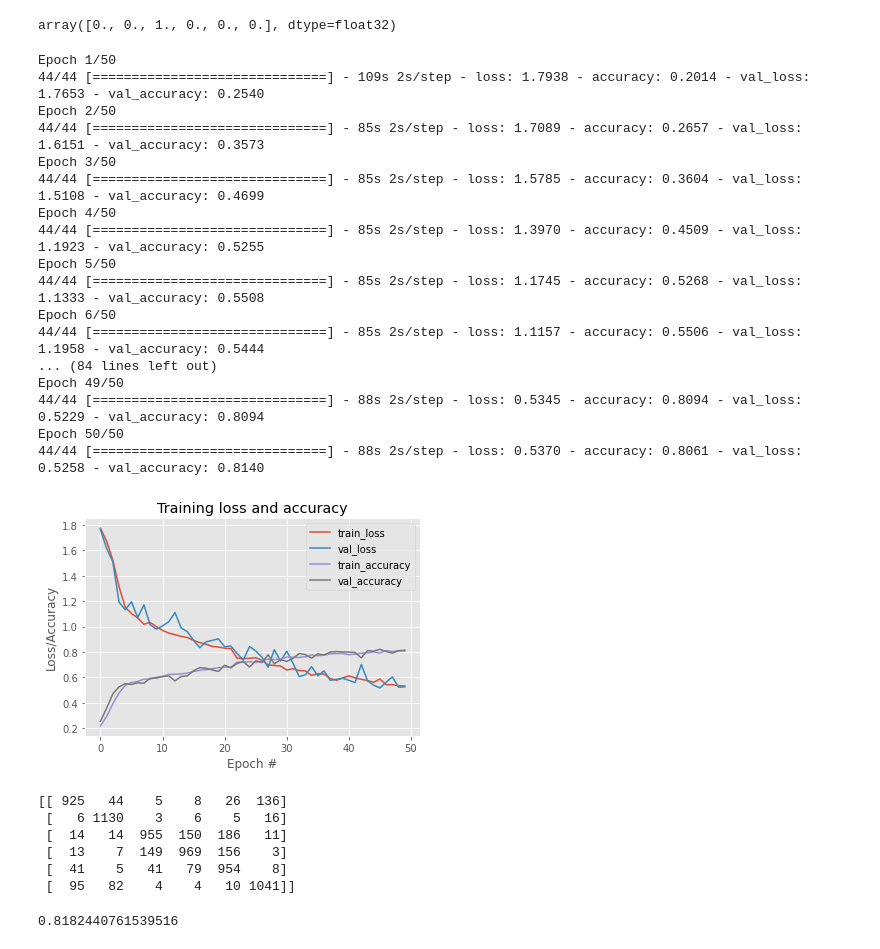
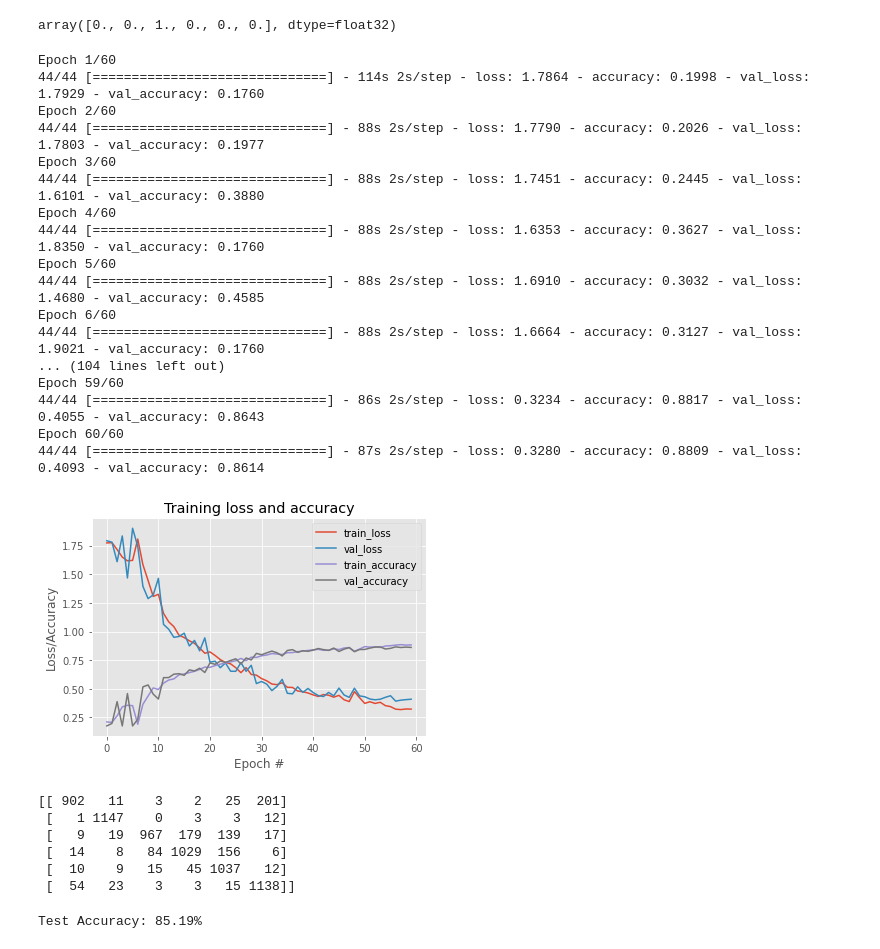
Before and after one commit to aasharib/CV_Assignment_3, a Jupyter notebook: CV_Assignment_3.ipynb, the cells around one changed output. Cells and saved outputs as stored; diff of their text form; code cells hidden in the pictures.

Commit message:
Changed initial learning rate to 0.01 and changed number of epochs to 60. 85% test accuracy

```diff
--- a/CV_Assignment_3.ipynb
+++ b/CV_Assignment_3.ipynb
@@ -6,8 +6,8 @@ DATASET_PATH_LOCAL = '/content/assgn3'
 TRAIN_DATASET_PATH = DATASET_PATH_LOCAL + '/intel-image-classification/seg_train/seg_train'
 VALIDATION_DATASET_PATH = DATASET_PATH_LOCAL + '/intel-image-classification/seg_test/seg_test'
 TEST_DATASET_PATH = DATASET_PATH_LOCAL + '/intel-image-classification/seg_pred/seg_pred'
-NUMBER_OF_EPOCHS = 50
-INITIAL_LEARNING_RATE = 0.001
+NUMBER_OF_EPOCHS = 60
+INITIAL_LEARNING_RATE = 0.01
 BATCH_SIZE = 256
 # %%
 from google.colab import drive
@@ -153,22 +155,22 @@ imgDataAugmenter = ImageDataGenerator(
 # %%
 H = mmodel.fit(x=imgDataAugmenter.flow(trainingDataImgX, trainingDataLabelOHE, batch_size=BATCH_SIZE), epochs=NUMBER_OF_EPOCHS, validation_data=(validationDataImgX, validationDataLabelOHE))
 # %% [output]
-Epoch 1/50
-44/44 [==============================] - 109s 2s/step - loss: 1.7938 - accuracy: 0.2014 - val_loss: 1.7653 - val_accuracy: 0.2540
-Epoch 2/50
-44/44 [==============================] - 85s 2s/step - loss: 1.7089 - accuracy: 0.2657 - val_loss: 1.6151 - val_accuracy: 0.3573
-Epoch 3/50
-44/44 [==============================] - 85s 2s/step - loss: 1.5785 - accuracy: 0.3604 - val_loss: 1.5108 - val_accuracy: 0.4699
-Epoch 4/50
-44/44 [==============================] - 85s 2s/step - loss: 1.3970 - accuracy: 0.4509 - val_loss: 1.1923 - val_accuracy: 0.5255
-Epoch 5/50
-44/44 [==============================] - 85s 2s/step - loss: 1.1745 - accuracy: 0.5268 - val_loss: 1.1333 - val_accuracy: 0.5508
-Epoch 6/50
-44/44 [==============================] - 85s 2s/step - loss: 1.1157 - accuracy: 0.5506 - val_loss: 1.1958 - val_accuracy: 0.5444
-... (84 lines left out)
-Epoch 49/50
-44/44 [==============================] - 88s 2s/step - loss: 0.5345 - accuracy: 0.8094 - val_loss: 0.5229 - val_accuracy: 0.8094
-Epoch 50/50
-44/44 [==============================] - 88s 2s/step - loss: 0.5370 - accuracy: 0.8061 - val_loss: 0.5258 - val_accuracy: 0.8140
+Epoch 1/60
+44/44 [==============================] - 114s 2s/step - loss: 1.7864 - accuracy: 0.1998 - val_loss: 1.7929 - val_accuracy: 0.1760
+Epoch 2/60
+44/44 [==============================] - 88s 2s/step - loss: 1.7790 - accuracy: 0.2026 - val_loss: 1.7803 - val_accuracy: 0.1977
+Epoch 3/60
+44/44 [==============================] - 88s 2s/step - loss: 1.7451 - accuracy: 0.2445 - val_loss: 1.6101 - val_accuracy: 0.3880
+Epoch 4/60
+44/44 [==============================] - 88s 2s/step - loss: 1.6353 - accuracy: 0.3627 - val_loss: 1.8350 - val_accuracy: 0.1760
+Epoch 5/60
+44/44 [==============================] - 88s 2s/step - loss: 1.6910 - accuracy: 0.3032 - val_loss: 1.4680 - val_accuracy: 0.4585
+Epoch 6/60
+44/44 [==============================] - 88s 2s/step - loss: 1.6664 - accuracy: 0.3127 - val_loss: 1.9021 - val_accuracy: 0.1760
+... (104 lines left out)
+Epoch 59/60
+44/44 [==============================] - 86s 2s/step - loss: 0.3234 - accuracy: 0.8817 - val_loss: 0.4055 - val_accuracy: 0.8643
+Epoch 60/60
+44/44 [==============================] - 87s 2s/step - loss: 0.3280 - accuracy: 0.8809 - val_loss: 0.4093 - val_accuracy: 0.8614
 # %%
 # save the model's trained weights
@@ -178,19 +180,19 @@ mmodel.save_weights('vgg16_trained_normal_vgg_2ndJan_12pm.h5')
 # %%
 import matplotlib.pyplot as plt
-N = np.arange(0, 50)
+N = np.arange(0, NUMBER_OF_EPOCHS)
 plt.style.use('ggplot')
 plt.figure()
 plt.plot(N, H.history['loss'], label='train_loss')
 plt.plot(N, H.history['val_loss'], label='val_loss')
 plt.plot(N, H.history['accuracy'], label='train_accuracy')
 plt.plot(N, H.history['val_accuracy'], label='val_accuracy')
 plt.title('Training loss and accuracy')
 plt.xlabel('Epoch #')
 plt.ylabel('Loss/Accuracy')
 plt.legend()
 plt.show()
 # %% [output]
-[figure, old version]
+[figure, new version]
 # %%
 testData
 testDataImgArr = np.array(list(map(readAndPreprocessImage, testData.filenames)))
@@ -208,15 +210,15 @@ confusionMatrix = confusion_matrix(actualTestDataY, predicatedTestDataY)
 # %%
 print(confusionMatrix)
 # %% [output]
-[[ 925   44    5    8   26  136]
- [   6 1130    3    6    5   16]
- [  14   14  955  150  186   11]
- [  13    7  149  969  156    3]
- [  41    5   41   79  954    8]
- [  95   82    4    4   10 1041]]
+[[ 902   11    3    2   25  201]
+ [   1 1147    0    3    3   12]
+ [   9   19  967  179  139   17]
+ [  14    8   84 1029  156    6]
+ [  10    9   15   45 1037   12]
+ [  54   23    3    3   15 1138]]
 # %%
 from sklearn.metrics import accuracy_score
 accuracyScore = accuracy_score(actualTestDataY, predicatedTestDataY)
-print(accuracyScore)
+print('Test Accuracy: {:.2%}'.format(accuracyScore))
 # %% [output]
-0.8182440761539516
+Test Accuracy: 85.19%
```
Also changed, not shown: parts of 4 cells of this notebook.
